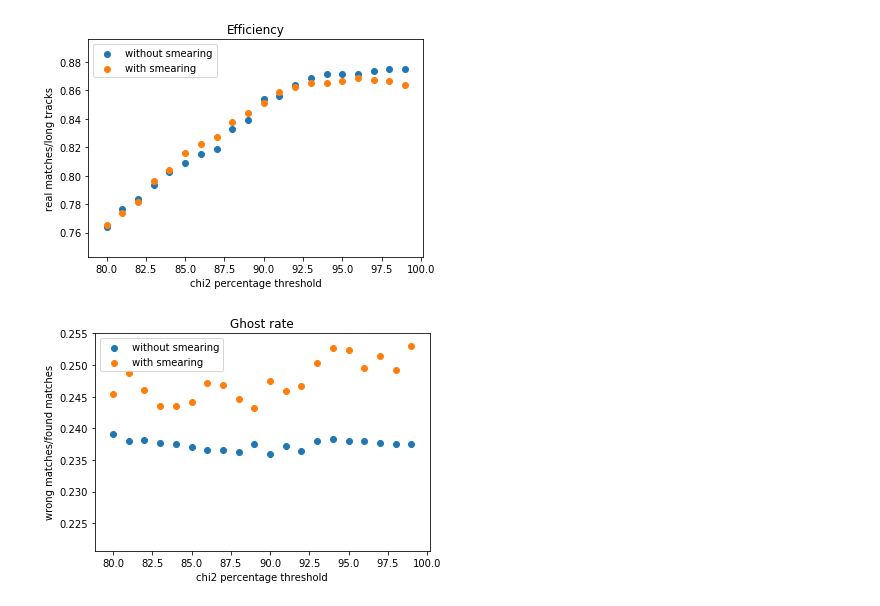
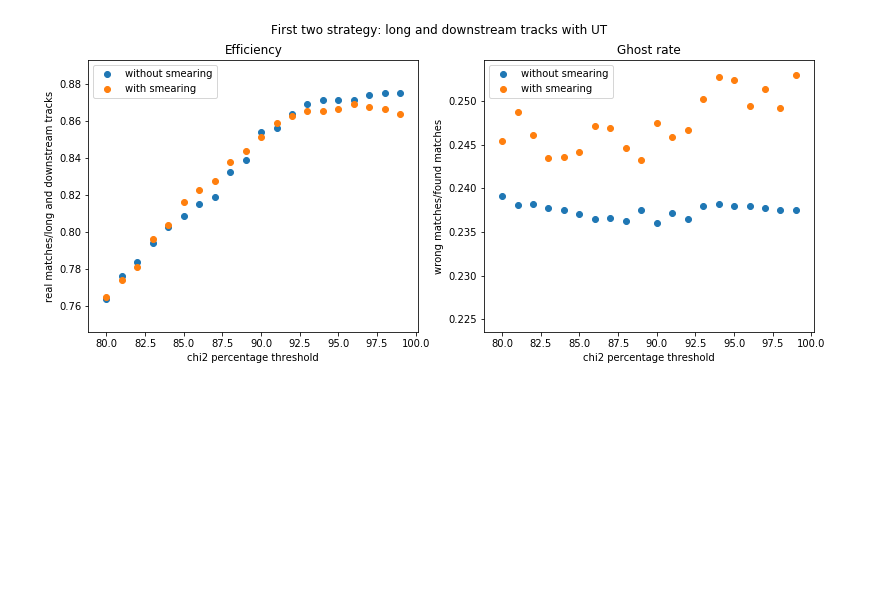
Before and after one commit to irenecortinovis/Semester-project-LHCB, a Jupyter notebook: matching/efficiencies_ghostrates.ipynb, the cells around one changed output. Drawn from its saved outputs; the diff is of its cells as text; code cells hidden in the pictures; blank space fills up the shorter version.

Commit message:
better plots for efficiency and ghost rate

```diff
--- a/matching/efficiencies_ghostrates.ipynb
+++ b/matching/efficiencies_ghostrates.ipynb
@@ -34,39 +3,40 @@ plt.show()
 # %%
 #new file
 #no and with smearing
 #with cuts
 #unified
 #2 sigma window
 #first two strategy
 
 
 perc_list = [80, 81, 82, 83, 84, 85, 86, 87, 88, 89, 90, 91, 92, 93, 94, 95, 96, 97, 98, 99]
 
 #no smearing
 eff_list_nosm = [0.76375,0.77625,0.78375,0.79375,0.8025,0.80875, 0.815,0.81875,0.8325,0.83875,0.85375,0.85625, 0.86375, 0.86875,0.87125,0.87125,0.87125,0.87375,0.875,0.875]
 ghostr_list_nosm = [0.239103362391,0.238036809816,0.23815309842,0.237695078031,0.237529691211,0.237028301887,0.236533957845,0.236596736597,0.23623853211,0.2375,0.236017897092,0.23719376392,0.236464088398,0.237938596491,0.23825136612,0.237991266376,0.237991266376,0.237731733915,0.237472766885,0.237472766885]
 
 #with smearing
 eff_list_wsm = [0.765, 0.77375, 0.78125, 0.79625, 0.80375, 0.81625, 0.8225, 0.8275, 0.8375, 0.84375, 0.85125, 0.85875, 0.8625, 0.865, 0.865, 0.86625, 0.86875, 0.8675, 0.86625, 0.86375]
 ghostr_list_wsm = [0.245376078915,0.248786407767,0.246079613993,0.243467933492,0.243529411765,0.244212962963,0.247139588101,0.246871444824,0.244644870349,0.243273542601,0.247513812155,0.245883644347,0.24672489083,0.250270855905,0.252699784017,0.252427184466,0.249460043197,0.251348435814,0.249187432286,0.252972972973]
 
 
-plt.scatter(perc_list,eff_list_nosm,label='without smearing')
-plt.scatter(perc_list,eff_list_wsm,label='with smearing')
-plt.xlabel('chi2 percentage threshold')
-plt.ylabel('real matches/long tracks')
-plt.legend(loc='best')
-plt.title('Efficiency')
+fig, axs = plt.subplots(nrows=1, ncols=2, figsize=(13,5))
+fig.suptitle('First two strategy: long and downstream tracks with UT')
+axs[0].scatter(perc_list,eff_list_nosm,label='without smearing')
+axs[0].scatter(perc_list,eff_list_wsm,label='with smearing')
+axs[0].set_xlabel('chi2 percentage threshold')
+axs[0].set_ylabel('real matches/long and downstream tracks')
+axs[0].legend(loc='best')
+axs[0].set_title('Efficiency')
+
+
+axs[1].scatter(perc_list,ghostr_list_nosm,label='without smearing')
+axs[1].scatter(perc_list,ghostr_list_wsm,label='with smearing')
+axs[1].set_xlabel('chi2 percentage threshold')
+axs[1].set_ylabel('wrong matches/found matches')
+axs[1].legend(loc='best')
+axs[1].set_title('Ghost rate')
 plt.show()
-
-plt.scatter(perc_list,ghostr_list_nosm,label='without smearing')
-plt.scatter(perc_list,ghostr_list_wsm,label='with smearing')
-plt.xlabel('chi2 percentage threshold')
-plt.ylabel('wrong matches/found matches')
-plt.legend(loc='best')
-plt.title('Ghost rate')
-plt.show()
 # %% [output]
-[figure, old version]
+[figure, new version]
-[figure, removed]
 # %%
```
Also changed, not shown: parts of 9 cells of this notebook.
